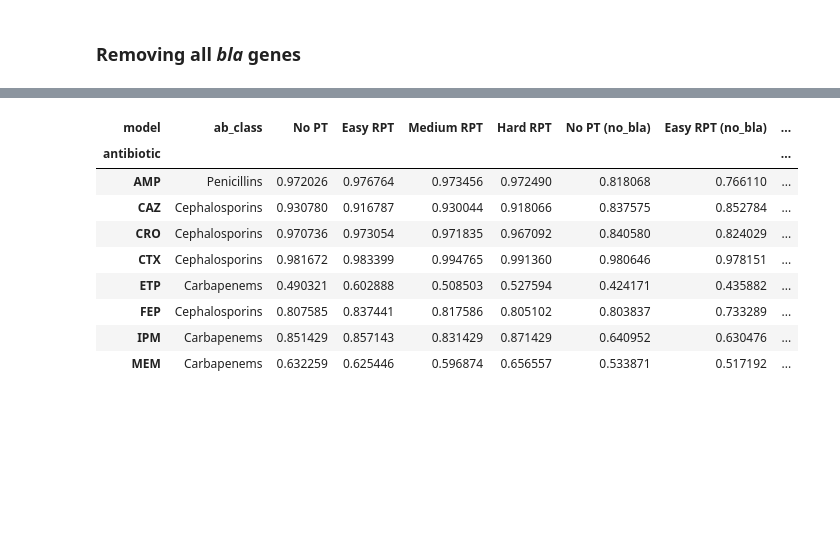
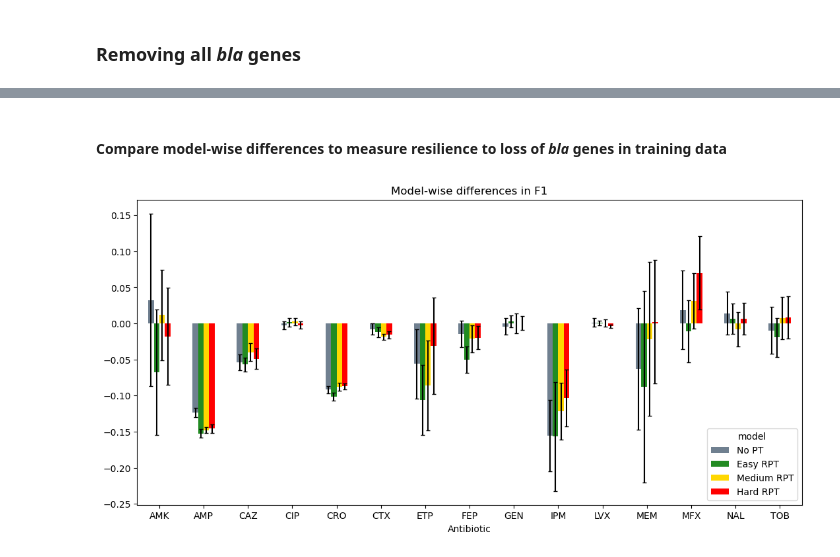
Before and after one commit to jespeols/ARFusion, a Jupyter notebook: data_vis.ipynb, the cells around one changed output, grey strips where cells are left out. Drawn from its saved outputs; the diff is of its cells as text; code cells hidden in the pictures; blank space fills up the shorter version.

```diff
--- a/data_vis.ipynb
+++ b/data_vis.ipynb
@@ -714,16 +632,48 @@ df_CV_ab_no_bla[['ab_class', 'sensitivity_avg']]
-# %%
-beta_lactams = ['Penicillins', 'Cephalosporins', 'Carbapenems', 'Monobactams']
-df_diff = df_CV_ab['sensitivity_avg'].merge(df_CV_ab_no_bla['sensitivity_avg'], on='antibiotic', suffixes=('', ' (no_bla)'))
-df_diff.insert(0, 'ab_class', df_CV_ab['ab_class'])
-df_diff[df_diff['ab_class'].isin(beta_lactams)]
-# %% [output]
-| model | ab_class | No PT | Easy RPT | Medium RPT | Hard RPT | No PT (no_bla) | Easy RPT (no_bla) | ... |
-| antibiotic |  |  |  |  |  |  |  | ... |
-| AMP | Penicillins | 0.972026 | 0.976764 | 0.973456 | 0.972490 | 0.818068 | 0.766110 | ... |
-| CAZ | Cephalosporins | 0.930780 | 0.916787 | 0.930044 | 0.918066 | 0.837575 | 0.852784 | ... |
-| CRO | Cephalosporins | 0.970736 | 0.973054 | 0.971835 | 0.967092 | 0.840580 | 0.824029 | ... |
-| CTX | Cephalosporins | 0.981672 | 0.983399 | 0.994765 | 0.991360 | 0.980646 | 0.978151 | ... |
-| ETP | Carbapenems | 0.490321 | 0.602888 | 0.508503 | 0.527594 | 0.424171 | 0.435882 | ... |
-| FEP | Cephalosporins | 0.807585 | 0.837441 | 0.817586 | 0.805102 | 0.803837 | 0.733289 | ... |
-| IPM | Carbapenems | 0.851429 | 0.857143 | 0.831429 | 0.871429 | 0.640952 | 0.630476 | ... |
-| MEM | Carbapenems | 0.632259 | 0.625446 | 0.596874 | 0.656557 | 0.533871 | 0.517192 | ... |
+# %% [markdown]
+#### Compare model-wise differences to measure resilience to loss of *bla* genes in training data
+# %%
+def calculate_ab_level_differences(
+    df_ab_0,
+    df_ab_1,
+    metrics=['sensitivity', 'specificity', 'precision', 'F1'],
+    num_folds = 5,
+):
+    df_diff = df_ab_1.copy()
+    for metric in metrics:
+        avg = metric+'_avg'
+        std = metric+'_std'
+        df_diff[avg] = df_ab_1[avg] - df_ab_0[avg]
+        df_diff[std] = np.sqrt((df_ab_0[std]**2 + df_ab_1[std]**2)/num_folds)
+    return df_diff
+
+def plot_ab_level_differences(
+    df_diff_ab,
+    plot_metric,
+    figsize=(13, 6),
+    plot_title=None,
+    colors=['slategray', 'forestgreen', 'gold', 'red'],
+    ab_classes=None,
+    savepath=None
+):
+    if ab_classes:
+        df_diff_plot = df_diff_ab[df_diff_ab['ab_class'].isin(ab_classes)]
+    else:
+        df_diff_plot = df_diff_ab
+    _, ax = plt.subplots(figsize=figsize)
+    df_diff_plot.plot(kind='bar', y=plot_metric+'_avg', yerr=plot_metric+'_std', ax=ax, rot=0, capsize=2, color=colors)
+    if ab_classes:
+        ax.set_xlabel('Antibiotics in classes: ' + ', '.join(ab_classes))
+    else:
+        ax.set_xlabel('Antibiotic')
+    if plot_title:
+        ax.set_title(plot_title)
+    else:
+        ax.set_title(f'Model-wise differences in {plot_metric}')
+    if savepath:
+        plt.savefig(savepath, bbox_inches='tight', dpi=300)
+    plt.show()
+# %%
+df_diff_ab = calculate_ab_level_differences(df_CV_ab, df_CV_ab_no_bla)
+plot_ab_level_differences(df_diff_ab, 'F1')
+# %% [output]
+[figure, added]
```
Also changed, not shown: parts of 22 cells of this notebook, 2 other files.
